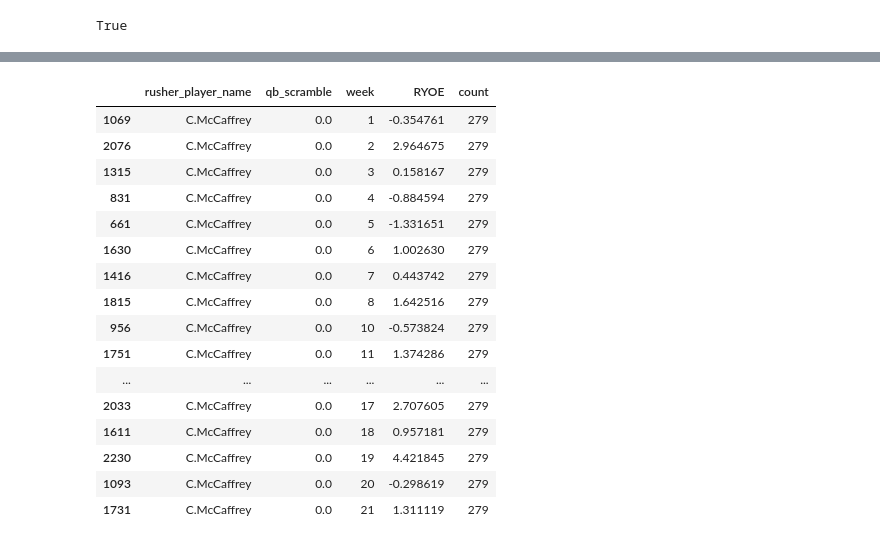
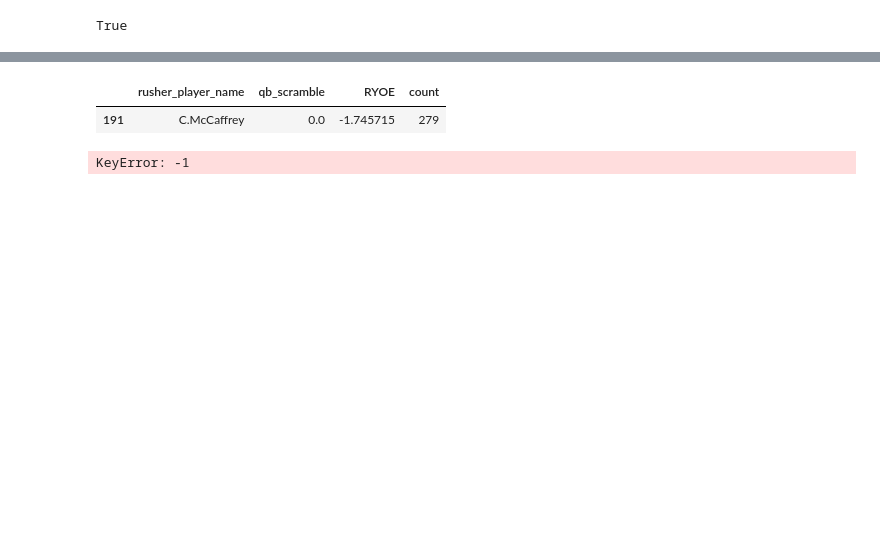
Before and after one commit to sharedw/NFL_sim, a Jupyter notebook: notebooks/train_models/rush_yard_model.ipynb, the cells around one changed output, grey strips where cells are left out. Cells and saved outputs as stored; diff of their text form; code cells hidden in the pictures; blank space fills up the shorter version.

```diff
--- a/notebooks/train_models/rush_yard_model.ipynb
+++ b/notebooks/train_models/rush_yard_model.ipynb
@@ -69,16 +71,20 @@ select pbp.desc,pbp.game_id, pbp.yards_gained,pbp.yards_gained + 40 as yards_shi
 	pbp.first_down, pbp.touchdown
     ,rusher_player_name
     ,rusher_id,
-                     season,
-					 week,
+                     pbp.season,
+					 pbp.week,
                      fantasy_player_name,
                      qb_scramble,
 	case when pbp.ydstogo < 3 then 1 else 0 end as short_to_first,
+	adv.*,
 	{Quack.select_columns(game_context_cols, alias='pbp', coalesce=True)},
 	--{Quack.select_columns(team_stat_cols, alias='t', coalesce=True)},
 	--{Quack.select_columns(opp_stat_cols, alias='o', coalesce=True)},
 	--{Quack.select_columns(rusher_stat_cols, alias='r', coalesce=True)}
 	from pbp
+	join rusher_adv as adv on pbp.rusher_player_id = adv.gsis_id
+	and pbp.season = adv.season
+	and pbp.week = adv.week
 	--join team_feats as t
 	--on pbp.posteam = t.team
 	--and pbp.game_id = t.game_id
@@ -96,10 +102,7 @@ select pbp.desc,pbp.game_id, pbp.yards_gained,pbp.yards_gained + 40 as yards_shi
 	and pbp.fumble = 0
 """)
 
-
-X = rushes[x_cols]
-y = rushes['yards_shifted']
-X_tensor = torch.tensor(X.values, dtype=torch.float32)
-y_tensor = torch.tensor(y.values, dtype=torch.long)
-#X_td = rushes.loc[rushes.touchdown==1][x_cols].copy().reset_index(drop=True)
-#y_td = rushes.loc[rushes.touchdown==1]['yards_shifted'].copy().reset_index(drop=True)
+rushes2 = rushes.copy()
+mask = rushes.yards_gained < (rushes.yardline_100 - 10)
+rushes2.loc[mask, 'yards_shifted'] += np.random.randint(-2,3, size=mask.sum())
+print(len(rushes2))
@@ -106,3 +131,11 @@ y_tensor = torch.tensor(y.values, dtype=torch.long)
+# %%
+data = pd.concat((rushes, rushes2))
+X = data[x_cols]
+y = data['yards_shifted']
+X_tensor = torch.tensor(X.values, dtype=torch.float32)
+y_tensor = torch.tensor(y.values, dtype=torch.long)
+#X_td = rushes.loc[rushes.touchdown==1][x_cols].copy().reset_index(drop=True)
+#y_td = rushes.loc[rushes.touchdown==1]['yards_shifted'].copy().reset_index(drop=True)
 # %%
 def train_model(X, y, n_in, n_out,n_hidden=50, epochs=20, batch_size=128, model=None):
 	device = torch.device('cuda' if torch.cuda.is_available() else 'cpu')
@@ -269,7 +296,7 @@ def sample_model_yardline(yard, down):
 	print(f'number of datapoints: {len(inp)}')
 	return probs
 
-yard = 12
+yard = 25
 down = 2
 probs = sample_model_yardline(yard, down)
 plt.bar(range(-40, 100), probs, width=1, alpha=0.5, align="edge", label="model", color='r')
@@ -349,7 +376,7 @@ rushes
 # %%
 rushes['RYOE'] = rushes['yards_gained'] - rushes['pred']
 # %%
-ex = rushes.loc[rushes.season ==2022].groupby(['rusher_player_name', 'qb_scramble', 'week'])['RYOE'].mean().reset_index().sort_values(by='RYOE')
+ex = rushes.loc[rushes.season ==2022].groupby(['rusher_player_name', 'qb_scramble'])['RYOE'].mean().reset_index().sort_values(by='RYOE')
 cnt = rushes.loc[rushes.season == 2022]['rusher_player_name'].value_counts().reset_index()
 ex = ex.merge(cnt)
 ex.loc[(ex['count'] > 40) & (ex.qb_scramble == 0)].sort_values(by='RYOE').head(30)
@@ -381,20 +408,9 @@ rushes.groupby(['qb_scramble'])[['yards_gained', 'RYOE']].mean()
 # %%
-ex.loc[ex.rusher_player_name.str.contains('C.McCaff')].sort_values(by='week')
+ex.loc[ex.rusher_player_name.str.contains('C.McCaff')]
 # %% [output]
-|  | rusher_player_name | qb_scramble | week | RYOE | count |
-| 1069 | C.McCaffrey | 0.0 | 1 | -0.354761 | 279 |
-| 2076 | C.McCaffrey | 0.0 | 2 | 2.964675 | 279 |
-| 1315 | C.McCaffrey | 0.0 | 3 | 0.158167 | 279 |
-| 831 | C.McCaffrey | 0.0 | 4 | -0.884594 | 279 |
-| 661 | C.McCaffrey | 0.0 | 5 | -1.331651 | 279 |
-| 1630 | C.McCaffrey | 0.0 | 6 | 1.002630 | 279 |
-| 1416 | C.McCaffrey | 0.0 | 7 | 0.443742 | 279 |
-| 1815 | C.McCaffrey | 0.0 | 8 | 1.642516 | 279 |
-| 956 | C.McCaffrey | 0.0 | 10 | -0.573824 | 279 |
-| 1751 | C.McCaffrey | 0.0 | 11 | 1.374286 | 279 |
-| ... | ... | ... | ... | ... | ... |
-| 2033 | C.McCaffrey | 0.0 | 17 | 2.707605 | 279 |
-| 1611 | C.McCaffrey | 0.0 | 18 | 0.957181 | 279 |
-| 2230 | C.McCaffrey | 0.0 | 19 | 4.421845 | 279 |
-| 1093 | C.McCaffrey | 0.0 | 20 | -0.298619 | 279 |
-| 1731 | C.McCaffrey | 0.0 | 21 | 1.311119 | 279 |
+|  | rusher_player_name | qb_scramble | RYOE | count |
+| 191 | C.McCaffrey | 0.0 | -1.745715 | 279 |
+# %%
+out.loc[-1]
+# %% [output]
+KeyError: -1
```
Also changed, not shown: parts of 12 cells of this notebook, 7 other files.
